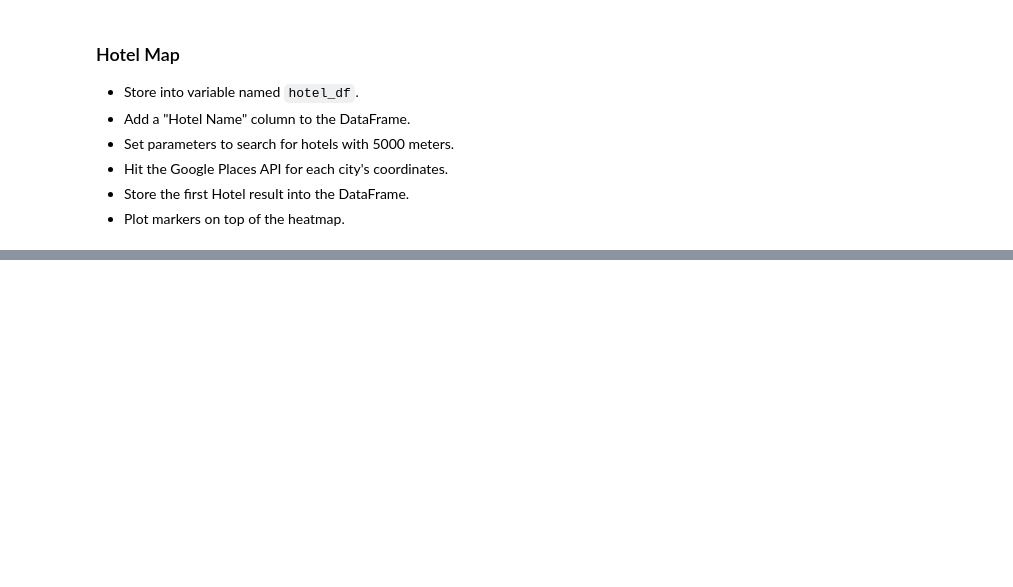
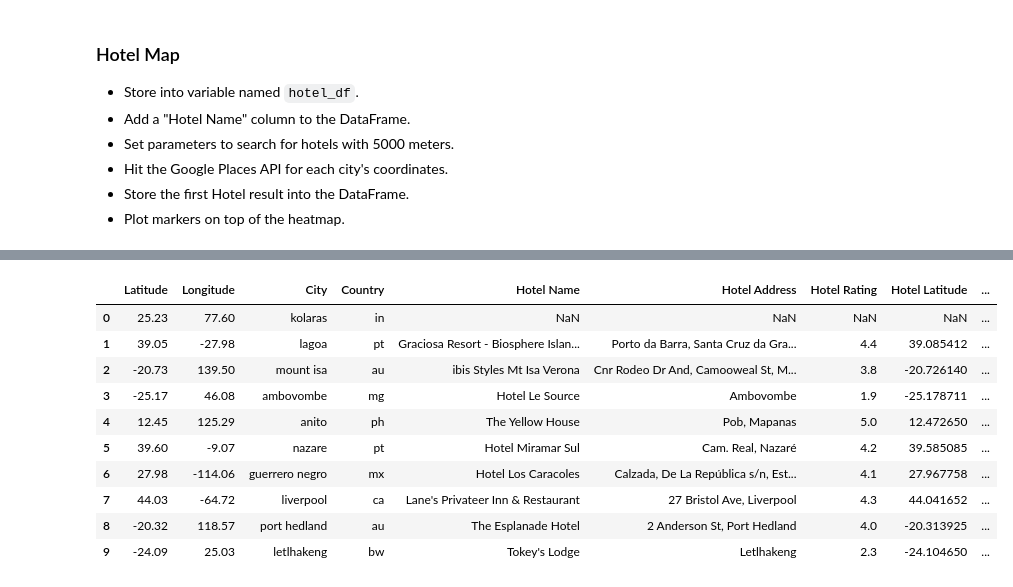
Before and after one commit to meielerol/API-challenge, a Jupyter notebook: VacationPy.ipynb, the cells around one changed output, grey strips where cells are left out. Saved outputs shown, nothing was run; the diff lists cells and outputs as text; code cells hidden in the pictures; blank space fills up the shorter version.

```diff
--- a/VacationPy.ipynb
+++ b/VacationPy.ipynb
@@ -72,7 +75,11 @@ fig
 * Narrow down the cities to fit weather conditions.
 * Drop any rows will null values.
 # %%
-vacationWeather_df = weather_cities_df.loc[(weather_cities_df["Max Temp"]>70)&(weather_cities_df["Max Temp"]<80)&(weather_cities_df["Cloudiness"]==0)&(weather_cities_df["Wind Speed"]<10)].reset_index(drop=True)
+#set criteria for vacation weather
+vacationWeather_df = weather_cities_df.loc[(weather_cities_df["Max Temp"]>70)&
+                                           (weather_cities_df["Max Temp"]<80)&
+                                           (weather_cities_df["Cloudiness"]==0)&
+                                           (weather_cities_df["Wind Speed"]<10)].reset_index(drop=True)
 vacationWeather_df
 # %% [output]
 |  | Latitude | Longitude | City | Country | Max Temp | Humidity | Wind Speed | Cloudiness | Date |
@@ -94,3 +101,8 @@ vacationWeather_df
 * Hit the Google Places API for each city's coordinates.
 * Store the first Hotel result into the DataFrame.
 * Plot markers on top of the heatmap.
+# %%
+#create dataframe for the hotel information
+hotel_df = vacationWeather_df.loc[:,["Latitude","Longitude","City","Country"]]
+# hotel_df = pd.DataFrame(hotel_df)
+hotel_df
@@ -96,0 +181,21 @@ vacationWeather_df
+# %%
+#add new information into the cities_df
+hotel_df["Hotel Name"] = hotelName
+hotel_df["Hotel Address"] = hotelAddress
+hotel_df["Hotel Rating"] = hotelRating
+hotel_df["Hotel Latitude"] = hotelLat
+hotel_df["Hotel Longitude"] = hotelLng
+
+hotel_df
+# %% [output]
+|  | Latitude | Longitude | City | Country | Hotel Name | Hotel Address | Hotel Rating | Hotel Latitude | ... |
+| 0 | 25.23 | 77.60 | kolaras | in | NaN | NaN | NaN | NaN | ... |
+| 1 | 39.05 | -27.98 | lagoa | pt | Graciosa Resort - Biosphere Islan... | Porto da Barra, Santa Cruz da Gra... | 4.4 | 39.085412 | ... |
+| 2 | -20.73 | 139.50 | mount isa | au | ibis Styles Mt Isa Verona | Cnr Rodeo Dr And, Camooweal St, M... | 3.8 | -20.726140 | ... |
+| 3 | -25.17 | 46.08 | ambovombe | mg | Hotel Le Source | Ambovombe | 1.9 | -25.178711 | ... |
+| 4 | 12.45 | 125.29 | anito | ph | The Yellow House | Pob, Mapanas | 5.0 | 12.472650 | ... |
+| 5 | 39.60 | -9.07 | nazare | pt | Hotel Miramar Sul | Cam. Real, Nazaré | 4.2 | 39.585085 | ... |
+| 6 | 27.98 | -114.06 | guerrero negro | mx | Hotel Los Caracoles | Calzada, De La República s/n, Est... | 4.1 | 27.967758 | ... |
+| 7 | 44.03 | -64.72 | liverpool | ca | Lane's Privateer Inn & Restaurant | 27 Bristol Ave, Liverpool | 4.3 | 44.041652 | ... |
+| 8 | -20.32 | 118.57 | port hedland | au | The Esplanade Hotel | 2 Anderson St, Port Hedland | 4.0 | -20.313925 | ... |
+| 9 | -24.09 | 25.03 | letlhakeng | bw | Tokey's Lodge | Letlhakeng | 2.3 | -24.104650 | ... |
```
Also changed, not shown: parts of 7 cells of this notebook, 1 other file.
